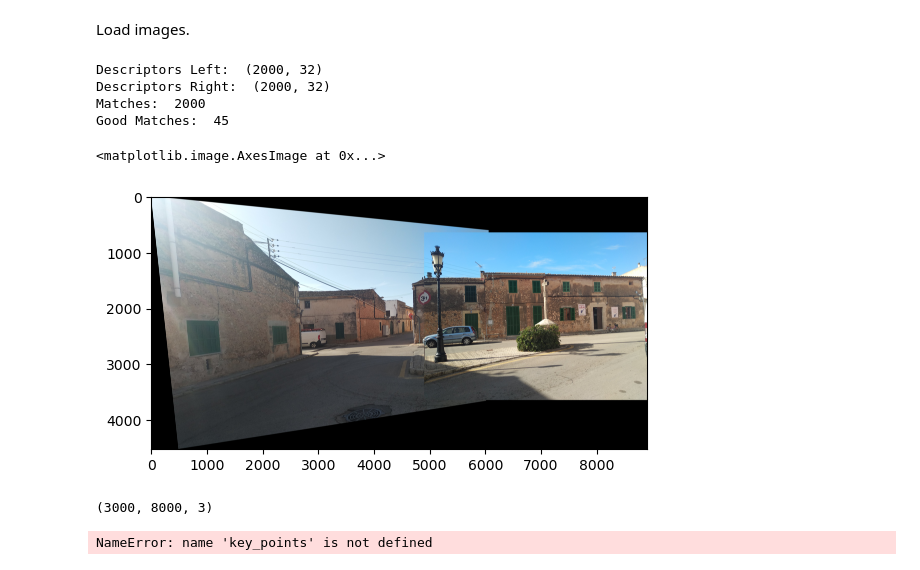
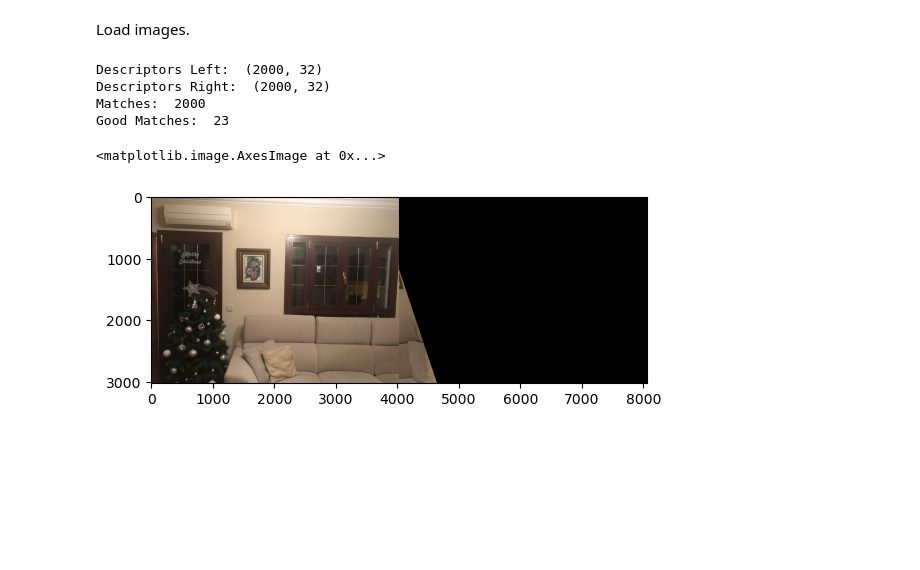
Before and after one commit to CristianComellas21/panoramic_view_creator, a Jupyter notebook: experimentation.ipynb, the cells around one changed output. Cells and saved outputs as stored; diff of their text form; code cells hidden in the pictures; blank space fills up the shorter version.

```diff
--- a/experimentation.ipynb
+++ b/experimentation.ipynb
@@ -14,37 +15,17 @@ Load images.
 # load images
 images = []
 for i in range(1, 3):
-    img = cv2.imread(f'./images/edifici{i}.jpg')
+    img = cv2.imread(f'./images/salon{i}.jpg')
     img = cv2.cvtColor(img, cv2.COLOR_BGR2RGB)
     images.append(img)
 # %%
 from algorithm import create_panoramic_view
 result = create_panoramic_view(images, match_threshold=0.6)
-plt.imshow(result)
+plt.imshow(result['final_result'])
 # %% [output]
 Descriptors Left:  (2000, 32)
 Descriptors Right:  (2000, 32)
 Matches:  2000
-Good Matches:  45
+Good Matches:  23
 <matplotlib.image.AxesImage at 0x...>
-[figure, old version]
+[figure, new version]
-# %%
-print(result.shape)
-# %% [output]
-(3000, 8000, 3)
-# %%
-# draw key points
-for i in range(len(images)):
-    img = images[i]
-    for kp in key_points[i]:
-        x, y = kp.pt
-        cv2.circle(img, (int(x), int(y)), 5, (0, 0, 255), 1)
-
-# plot images with key points
-fig = plt.figure(figsize=(20, 10))
-for i in range(len(images)):
-    ax = fig.add_subplot(1, len(images), i + 1)
-    ax.imshow(images[i])
-    ax.set_axis_off()
-# %% [output]
-NameError: name 'key_points' is not defined
```
Also changed, not shown: parts of 4 cells of this notebook, 1 other file.
